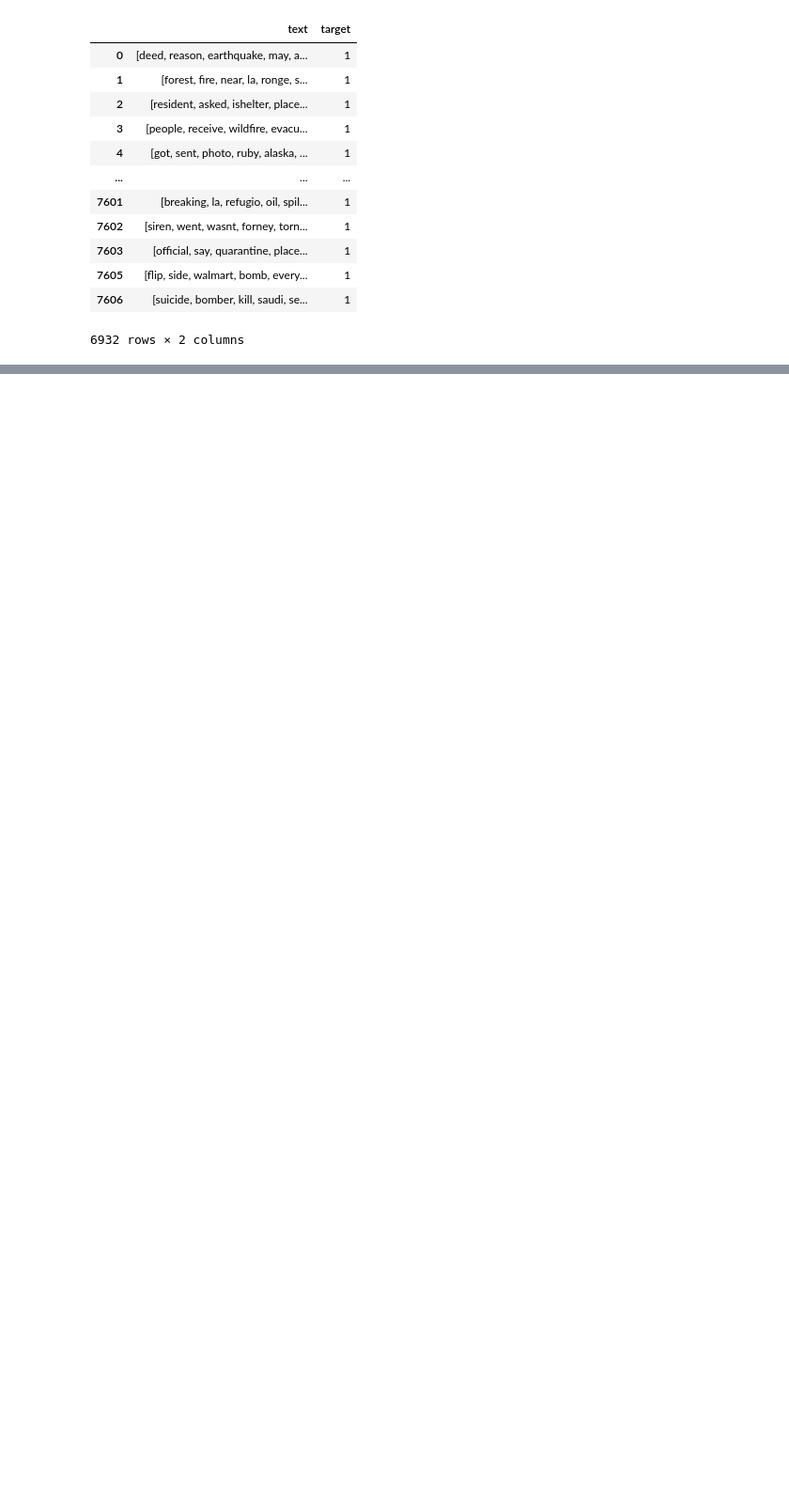
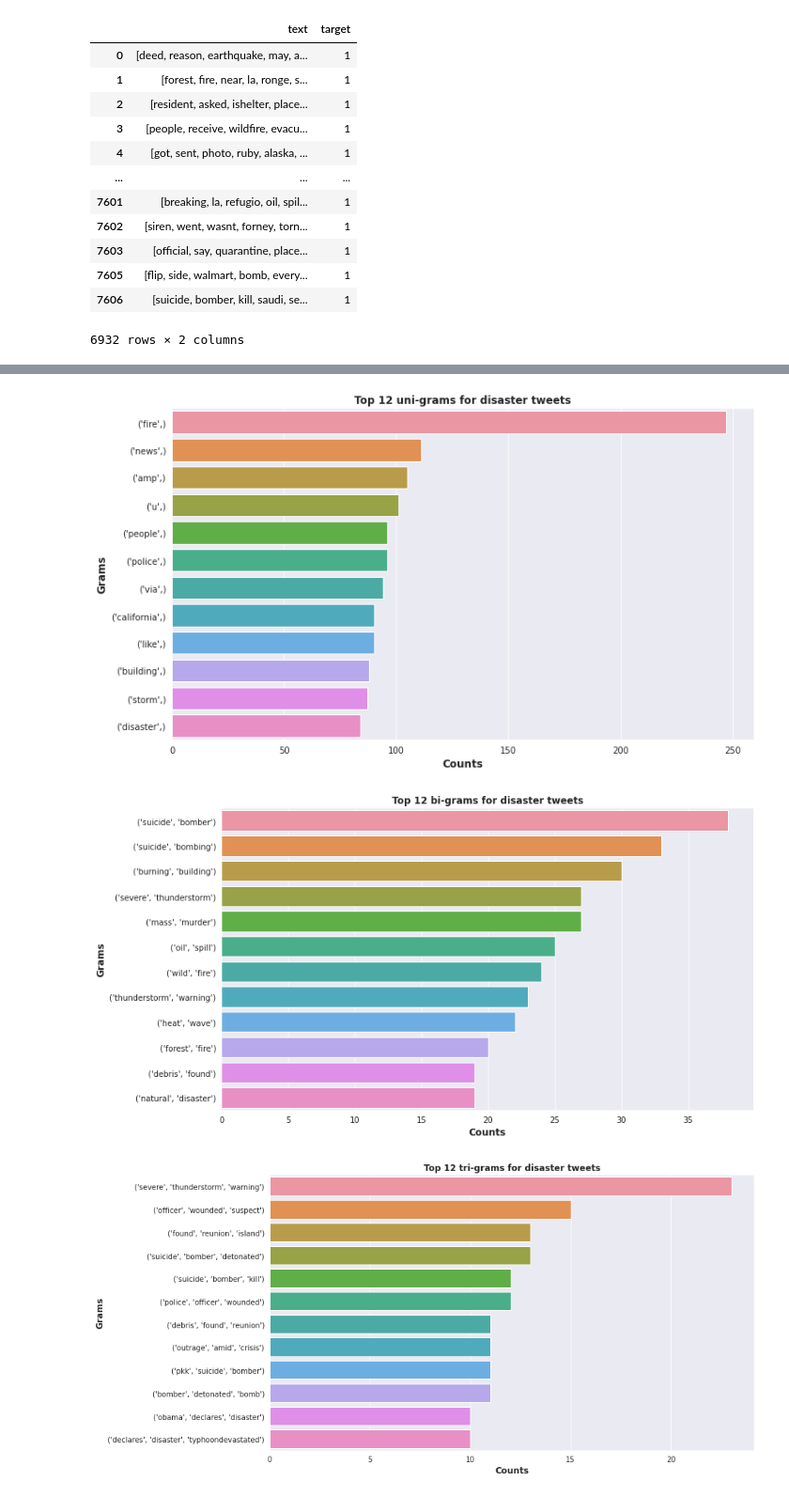
Before and after one commit to axiom9/WebScraping_and_NLP, a Jupyter notebook: NLP_Tasks.ipynb, the cells around one changed output, grey strips where cells are left out. Shown: that part at 94% size. Drawn from its saved outputs; the diff is of its cells as text; code cells hidden in the pictures; blank space fills up the shorter version.

```diff
--- a/NLP_Tasks.ipynb
+++ b/NLP_Tasks.ipynb
@@ -273,0 +379,11 @@ df2
+# %%
+gen_plot(dis_1)
+plt.title('Top 12 uni-grams for disaster tweets', fontsize=12.0, fontweight='bold');
+gen_plot(dis_2)
+plt.title('Top 12 bi-grams for disaster tweets', fontsize=12.0, fontweight='bold');
+gen_plot(dis_3)
+plt.title('Top 12 tri-grams for disaster tweets', fontsize=12.0, fontweight='bold');
+# %% [output]
+[figure, added]
+[figure, added]
+[figure, added]
```
Also changed, not shown: parts of 17 cells of this notebook.
